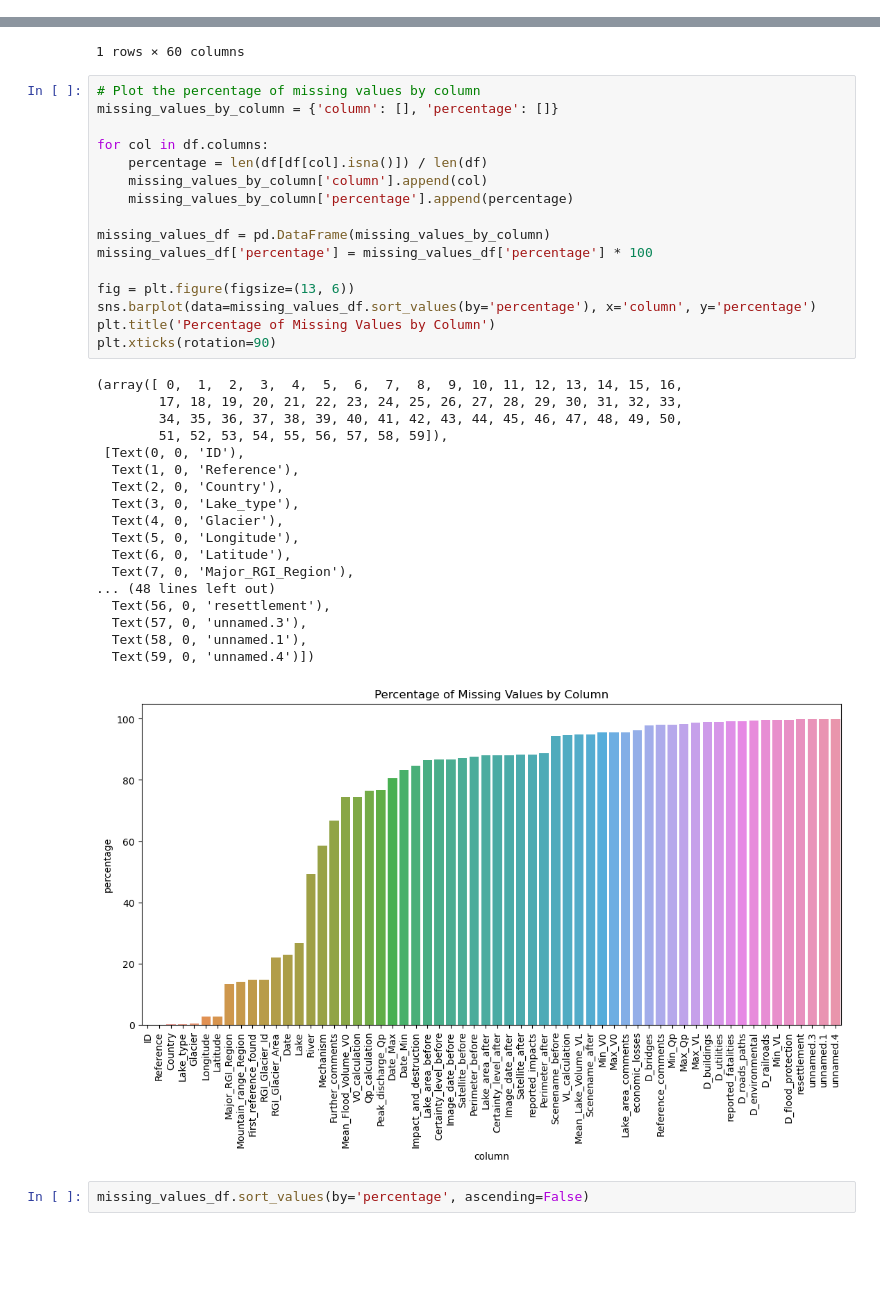
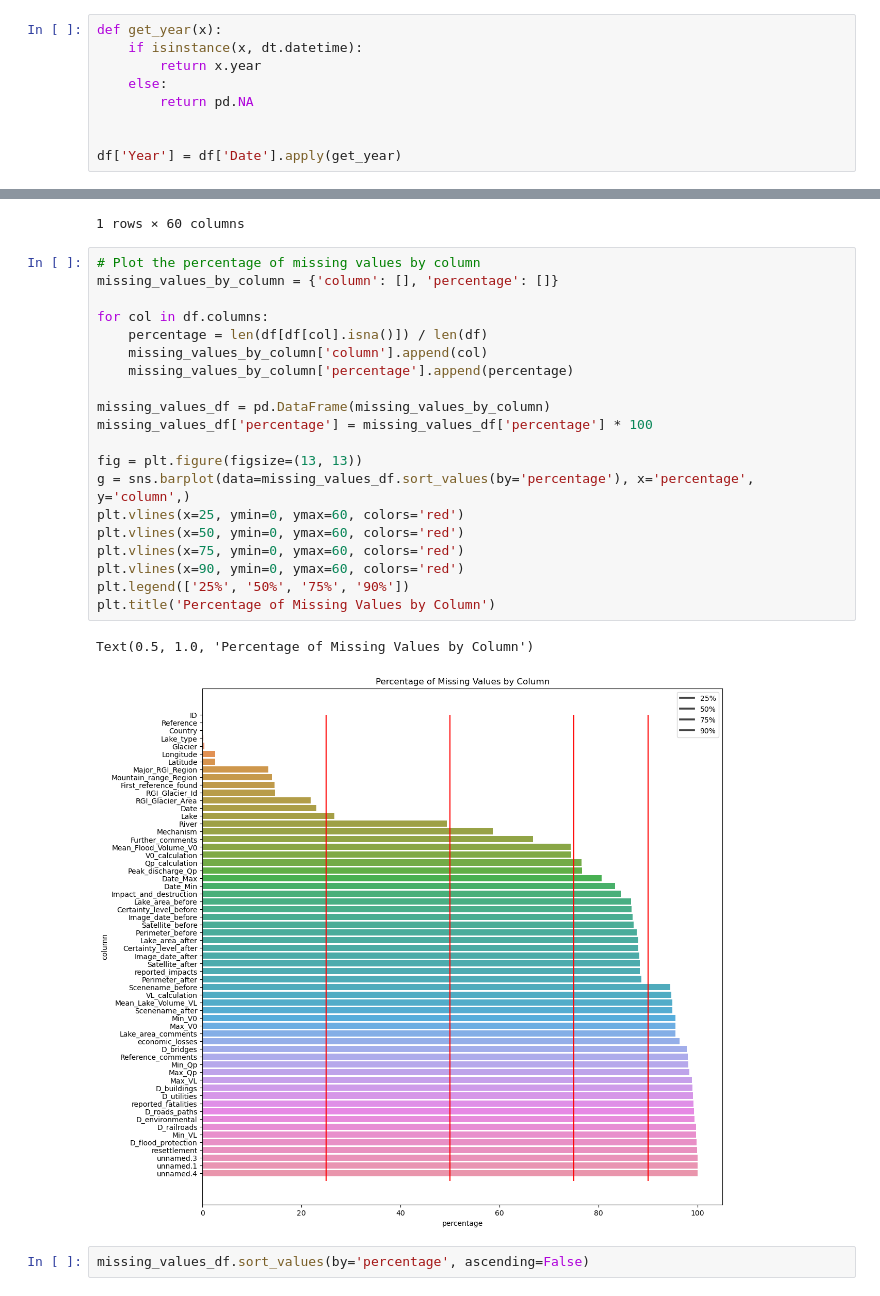
Before and after one commit to com-480-data-visualization/project-2023-la-compagnie, a Jupyter notebook: preprocessing.ipynb, the cells around one changed output, grey strips where cells are left out. Cells and saved outputs as stored; diff of their text form; blank space fills up the shorter version.

Commit message:
preprocessing and exploratory data analysis done

```diff
--- a/preprocessing.ipynb
+++ b/preprocessing.ipynb
@@ -192,6 +192,15 @@ unnamed.4                        float64
 dtype: object
 # %% [markdown]
 **Comment:** Now, the numerical columns have float-types and date-columns have dt.datetime format.
+# %%
+def get_year(x):
+    if isinstance(x, dt.datetime):
+        return x.year
+    else:
+        return pd.NA
+
+
+df['Year'] = df['Date'].apply(get_year)
 # %% [markdown]
 ### 5. Analyze Missing Values
 # %%
@@ -203,38 +212,26 @@ df.head(1)
 # %%
 # Plot the percentage of missing values by column
 missing_values_by_column = {'column': [], 'percentage': []}
 
 for col in df.columns:
     percentage = len(df[df[col].isna()]) / len(df)
     missing_values_by_column['column'].append(col)
     missing_values_by_column['percentage'].append(percentage)
 
 missing_values_df = pd.DataFrame(missing_values_by_column)
 missing_values_df['percentage'] = missing_values_df['percentage'] * 100
 
-fig = plt.figure(figsize=(13, 6))
-sns.barplot(data=missing_values_df.sort_values(by='percentage'), x='column', y='percentage')
+fig = plt.figure(figsize=(13, 13))
+g = sns.barplot(data=missing_values_df.sort_values(by='percentage'), x='percentage', y='column',)
+plt.vlines(x=25, ymin=0, ymax=60, colors='red')
+plt.vlines(x=50, ymin=0, ymax=60, colors='red')
+plt.vlines(x=75, ymin=0, ymax=60, colors='red')
+plt.vlines(x=90, ymin=0, ymax=60, colors='red')
+plt.legend(['25%', '50%', '75%', '90%'])
 plt.title('Percentage of Missing Values by Column')
-plt.xticks(rotation=90)
 # %% [output]
-(array([ 0,  1,  2,  3,  4,  5,  6,  7,  8,  9, 10, 11, 12, 13, 14, 15, 16,
-        17, 18, 19, 20, 21, 22, 23, 24, 25, 26, 27, 28, 29, 30, 31, 32, 33,
-        34, 35, 36, 37, 38, 39, 40, 41, 42, 43, 44, 45, 46, 47, 48, 49, 50,
-        51, 52, 53, 54, 55, 56, 57, 58, 59]),
- [Text(0, 0, 'ID'),
-  Text(1, 0, 'Reference'),
-  Text(2, 0, 'Country'),
-  Text(3, 0, 'Lake_type'),
-  Text(4, 0, 'Glacier'),
-  Text(5, 0, 'Longitude'),
-  Text(6, 0, 'Latitude'),
-  Text(7, 0, 'Major_RGI_Region'),
-... (48 lines left out)
-  Text(56, 0, 'resettlement'),
-  Text(57, 0, 'unnamed.3'),
-  Text(58, 0, 'unnamed.1'),
-  Text(59, 0, 'unnamed.4')])
+Text(0.5, 1.0, 'Percentage of Missing Values by Column')
-[figure, old version]
+[figure, new version]
 # %%
 missing_values_df.sort_values(by='percentage', ascending=False)
 # %% [output]
```
Also changed, not shown: parts of 15 cells of this notebook, 1 other file.
